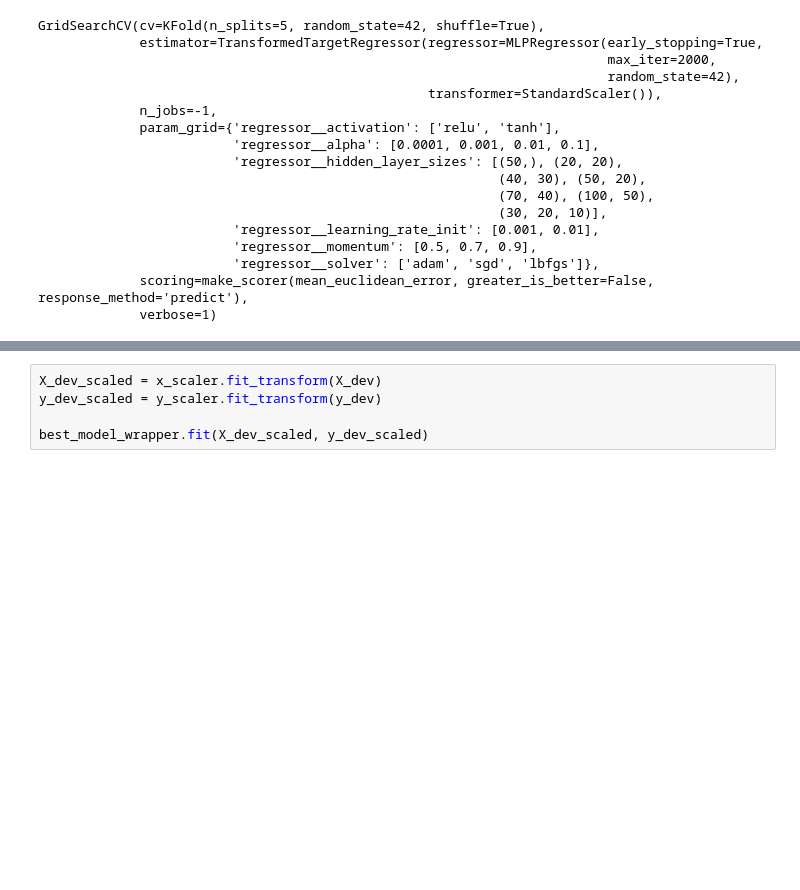
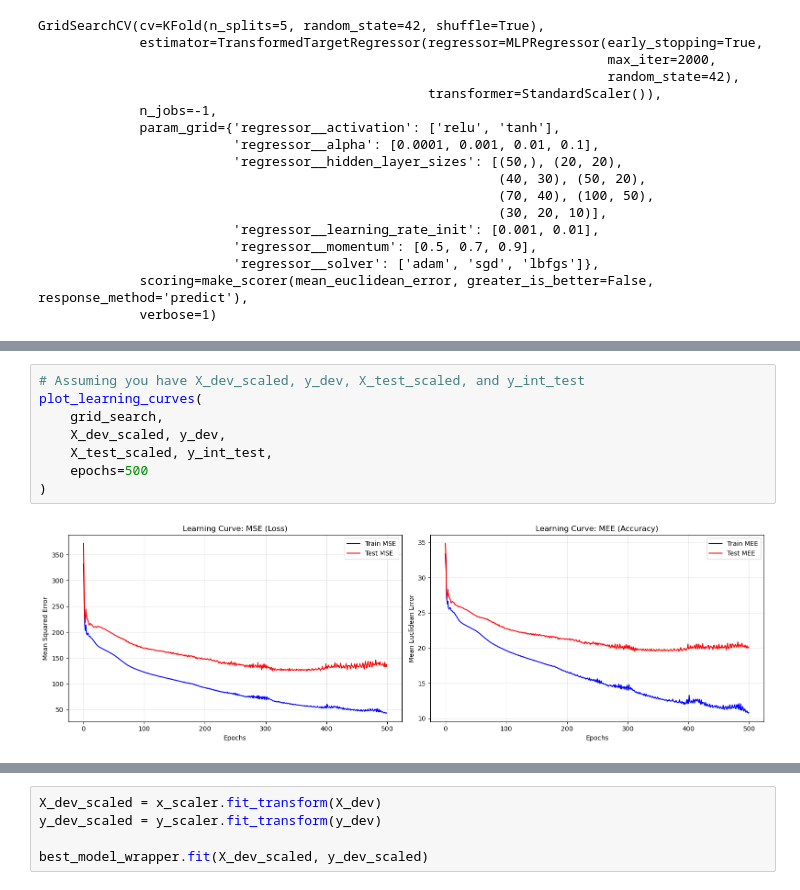
Before and after one commit to abderrahmane-salmi/UNIPI-Machine-Learning-Project, a Jupyter notebook: src/nn/NN_on_CUP_data.ipynb, the cells around one changed output, grey strips where cells are left out. Cells and saved outputs as stored; diff of their text form; blank space fills up the shorter version.

Commit message:
fixing learning curve of CUP, add top 10 list

```diff
--- a/src/nn/NN_on_CUP_data.ipynb
+++ b/src/nn/NN_on_CUP_data.ipynb
@@ -113,3 +228,13 @@ GridSearchCV(cv=KFold(n_splits=5, random_state=42, shuffle=True),
+# %%
+# Assuming you have X_dev_scaled, y_dev, X_test_scaled, and y_int_test
+plot_learning_curves(
+    grid_search,
+    X_dev_scaled, y_dev,
+    X_test_scaled, y_int_test,
+    epochs=500
+)
+# %% [output]
+[figure, added]
 # %%
 print(f"\nBest Parameters: {grid_search.best_params_}")
 # Negate score because we used greater_is_better=False
```
Also changed, not shown: parts of 3 cells of this notebook.
